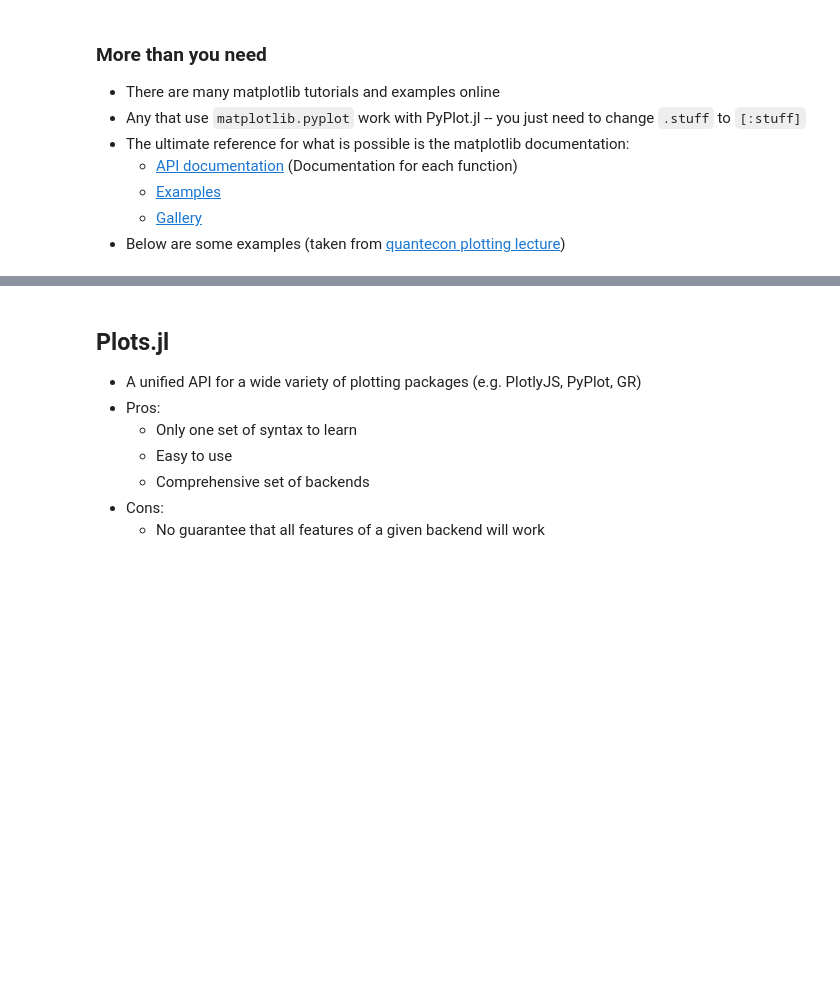
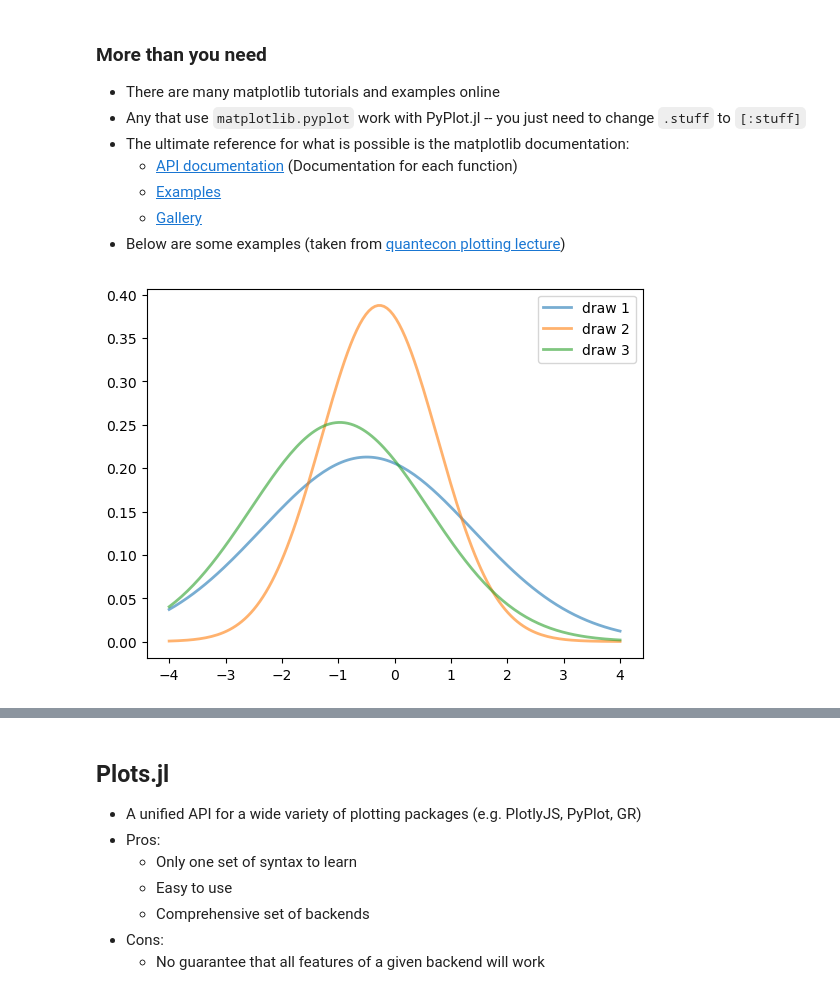
Before and after one commit to FRBNY-DSGE/IADB_2017_Workshop, a Jupyter notebook: packages/plotting.ipynb, the cells around one changed output, grey strips where cells are left out. Cells and saved outputs as stored; diff of their text form; code cells hidden in the pictures; blank space fills up the shorter version.

```diff
--- a/packages/plotting.ipynb
+++ b/packages/plotting.ipynb
@@ -74,19 +89,21 @@ fig
 # %%
 using Distributions
 
 u = Uniform()
 
 fig, ax = subplots()
 x = linspace(-4, 4, 150)
 for i in 1:3
     # == Compute normal pdf from randomly generated mean and std == #
     m, s = rand(u) * 2 - 1, rand(u) + 1
     d = Normal(m, s)
-    y = pdf(d, x)
+    y = pdf.(d, x)
     # == Plot current pdf == #
     ax[:plot](x, y, linewidth=2, alpha=0.6, label="draw $i")
 end
 ax[:legend]();
+# %% [output]
+[figure, added]
 # %%
 u = Uniform()
 num_rows, num_cols = 2, 3
```
Also changed, not shown: parts of 13 cells of this notebook, 2 other files.
